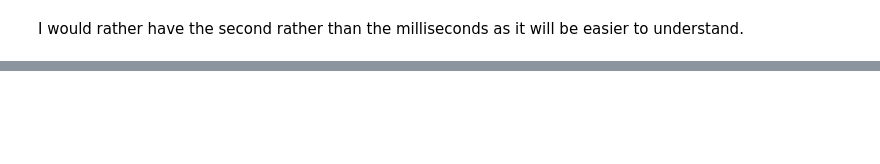
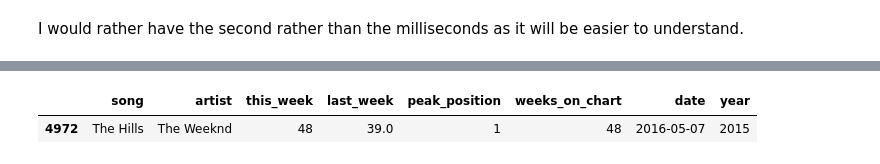
Before and after one commit to feradvk24/Data-Science, a Jupyter notebook: Data-Science-Project/data_cleaning.ipynb, the cells around one changed output, grey strips where cells are left out. Saved outputs shown, nothing was run; the diff lists cells and outputs as text; code cells hidden in the pictures; blank space fills up the shorter version.

```diff
--- a/Data-Science-Project/data_cleaning.ipynb
+++ b/Data-Science-Project/data_cleaning.ipynb
@@ -208,0 +294,5 @@ merged_data.to_csv("data/hot_100_spotify.csv")
+# %%
+hot_100[hot_100.song == "The Hills"]
+# %% [output]
+|  | song | artist | this_week | last_week | peak_position | weeks_on_chart | date | year |
+| 4972 | The Hills | The Weeknd | 48 | 39.0 | 1 | 48 | 2016-05-07 | 2015 |
```
Also changed, not shown: parts of 43 cells of this notebook, 13 other files.
